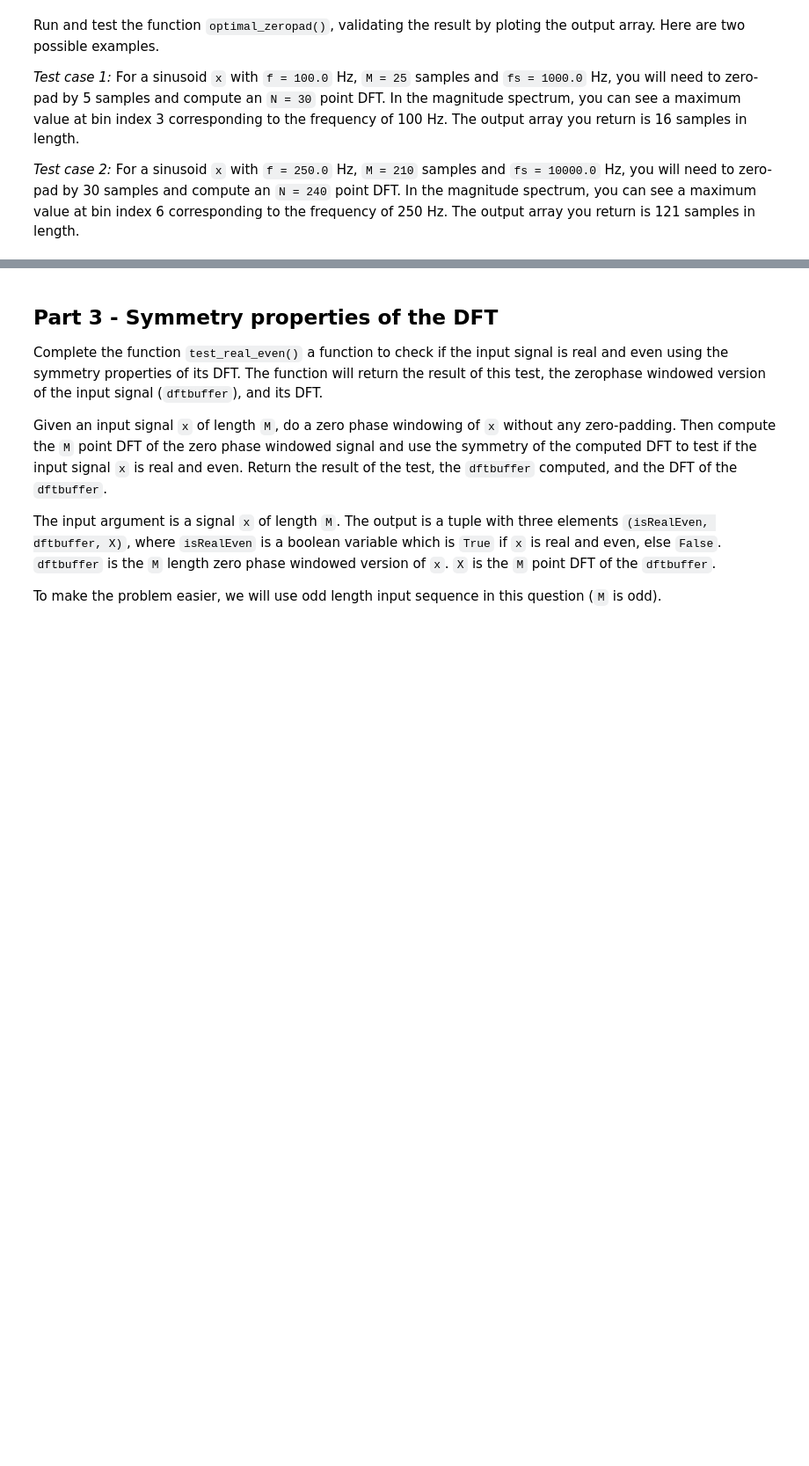
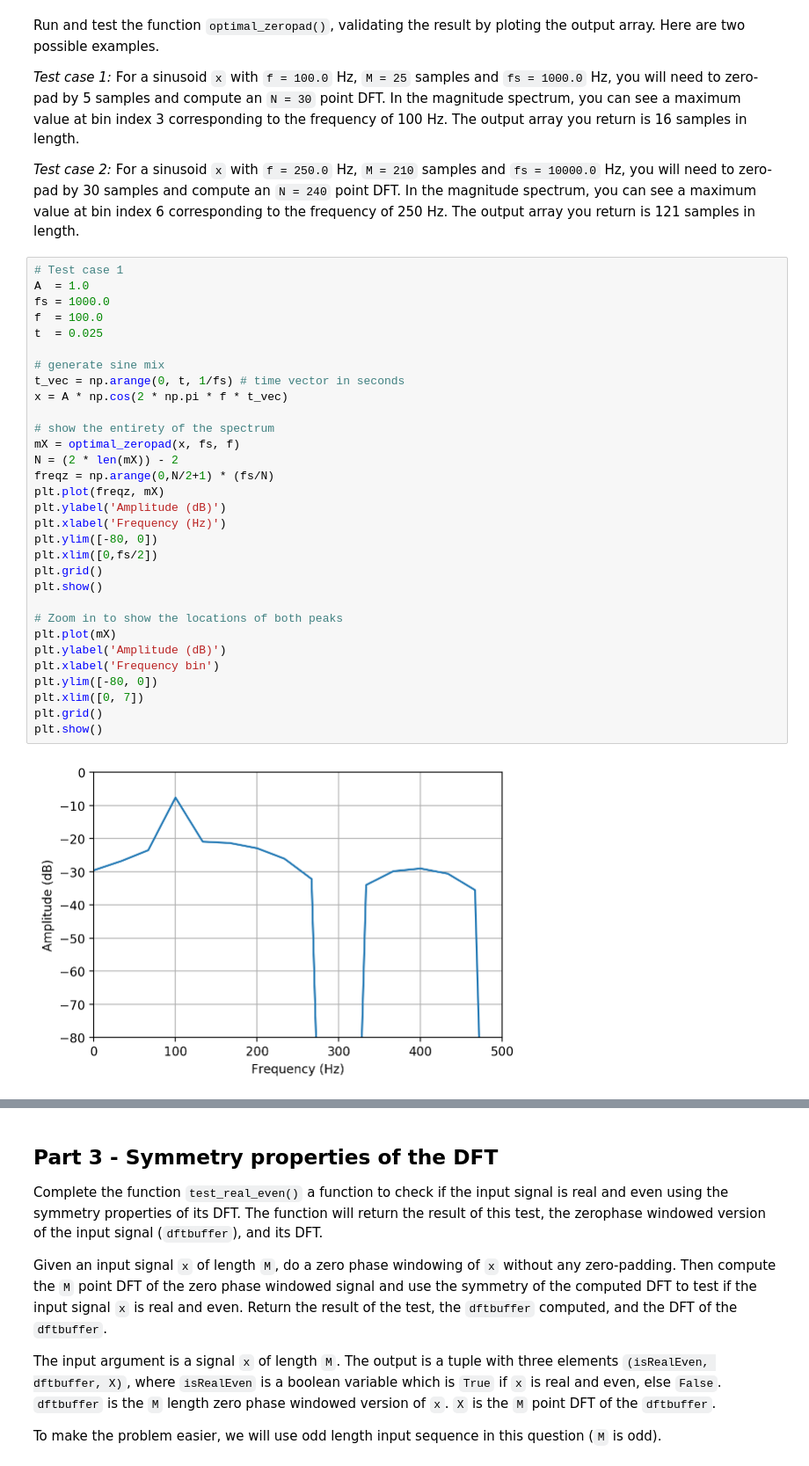
Before and after one commit to csteinmetz1/sms-tools, a Jupyter notebook: workspace/E3-Steinmetz.ipynb, the cells around one changed output, grey strips where cells are left out. Shown at 88% size. Saved outputs shown, nothing was run; the diff lists cells and outputs as text; blank space fills up the shorter version.

```diff
--- a/workspace/E3-Steinmetz.ipynb
+++ b/workspace/E3-Steinmetz.ipynb
@@ -175,3 +175,36 @@ Run and test the function `optimal_zeropad()`, validating the result by ploting
 _Test case 1:_ For a sinusoid `x` with `f = 100.0` Hz, `M = 25` samples and `fs = 1000.0` Hz, you will need to zero-pad by 5 samples and compute an `N = 30` point DFT. In the magnitude spectrum, you can see a maximum value at bin index 3 corresponding to the frequency of 100 Hz. The output array you return is 16 samples in length.
 
 _Test case 2:_ For a sinusoid `x` with `f = 250.0` Hz, `M = 210` samples and `fs = 10000.0` Hz, you will need to zero-pad by 30 samples and compute an `N = 240` point DFT. In the magnitude spectrum, you can see a maximum value at bin index 6 corresponding to the frequency of 250 Hz. The output array you return is 121 samples in length.
+# %%
+# Test case 1
+A  = 1.0
+fs = 1000.0
+f  = 100.0
+t  = 0.025
+
+# generate sine mix
+t_vec = np.arange(0, t, 1/fs) # time vector in seconds
+x = A * np.cos(2 * np.pi * f * t_vec)
+
+# show the entirety of the spectrum
+mX = optimal_zeropad(x, fs, f)
+N = (2 * len(mX)) - 2
+freqz = np.arange(0,N/2+1) * (fs/N)
+plt.plot(freqz, mX)
+plt.ylabel('Amplitude (dB)')
+plt.xlabel('Frequency (Hz)')
+plt.ylim([-80, 0])
+plt.xlim([0,fs/2])
+plt.grid()
+plt.show()
+
+# Zoom in to show the locations of both peaks
+plt.plot(mX)
+plt.ylabel('Amplitude (dB)')
+plt.xlabel('Frequency bin')
+plt.ylim([-80, 0])
+plt.xlim([0, 7])
+plt.grid()
+plt.show()
+# %% [output]
+[figure, added]
```
Also changed, not shown: parts of 11 cells of this notebook.
